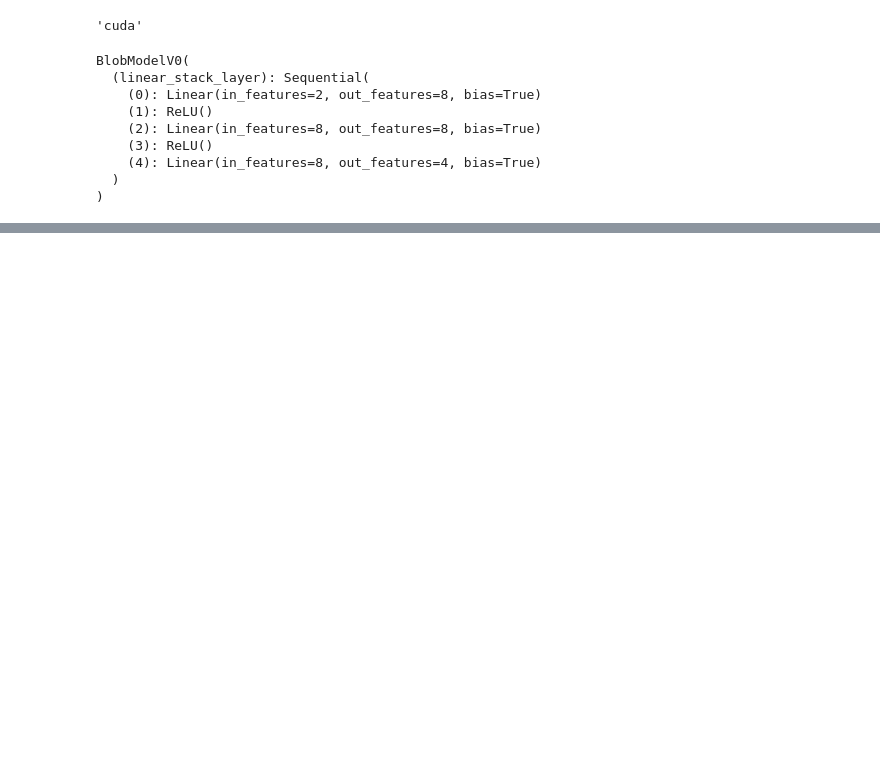
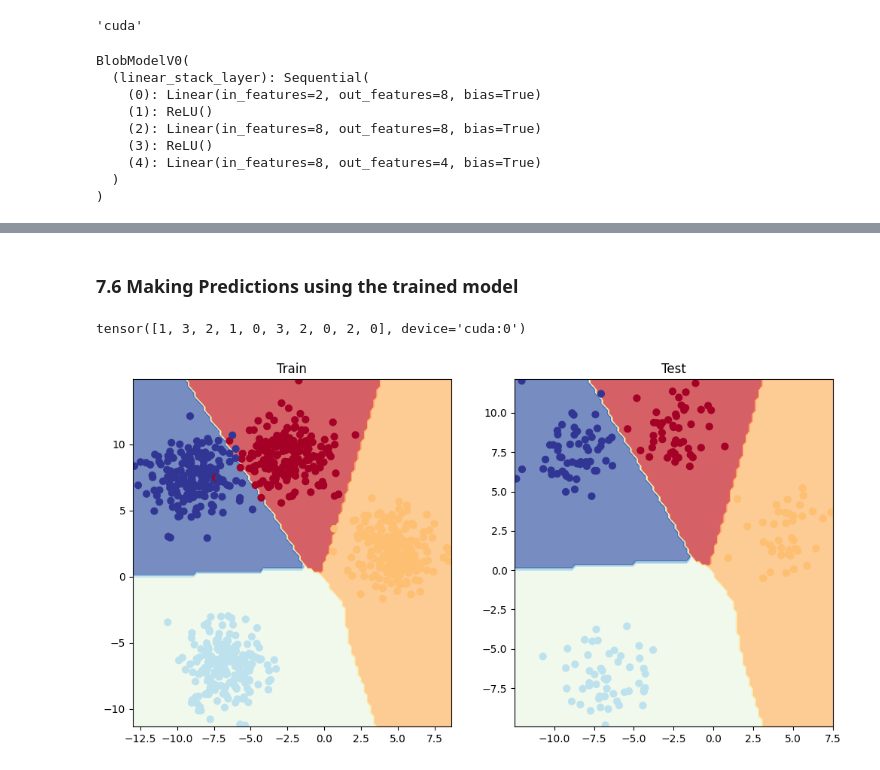
Before and after one commit to LaurentSeguin/Learning_ML, a Jupyter notebook: Basics of Neural Network Classification with Pytorch.ipynb, the cells around one changed output, grey strips where cells are left out. Drawn from its saved outputs; the diff is of its cells as text; code cells hidden in the pictures; blank space fills up the shorter version.

```diff
--- a/Basics of Neural Network Classification with Pytorch.ipynb
+++ b/Basics of Neural Network Classification with Pytorch.ipynb
@@ -833,7 +833,7 @@ X_blob,y_blob = make_blobs(n_samples=1000,
 
 # Turn data into tensor
 X_blob = torch.from_numpy(X_blob).type(torch.float)
-y_blob = torch.from_numpy(y_blob).type(torch.float)
+y_blob = torch.from_numpy(y_blob).type(torch.LongTensor) # we used long because of crossentropy
 
 # Split into train and test set
 X_blob_train,X_blob_test,y_blob_train,y_blob_test = train_test_split(X_blob,y_blob,test_size=0.2,random_state=RANDOM_SEED)
@@ -895,0 +1010,2 @@ BlobModelV0(
+# %% [markdown]
+### 7.6 Making Predictions using the trained model
@@ -895,0 +1018,15 @@ BlobModelV0(
+# %%
+y_preds_val[:10]
+# %% [output]
+tensor([1, 3, 2, 1, 0, 3, 2, 0, 2, 0], device='cuda:0')
+# %%
+# Plot decision boundary of the model
+plt.figure(figsize=(12,6))
+plt.subplot(1,2,1)
+plt.title("Train")
+plot_decision_boundary(model_4,X_blob_train,y_blob_train)
+plt.subplot(1,2,2)
+plt.title("Test")
+plot_decision_boundary(model_4,X_blob_test,y_blob_test)
+# %% [output]
+[figure, added]
```
Also changed, not shown: parts of 21 cells of this notebook.
